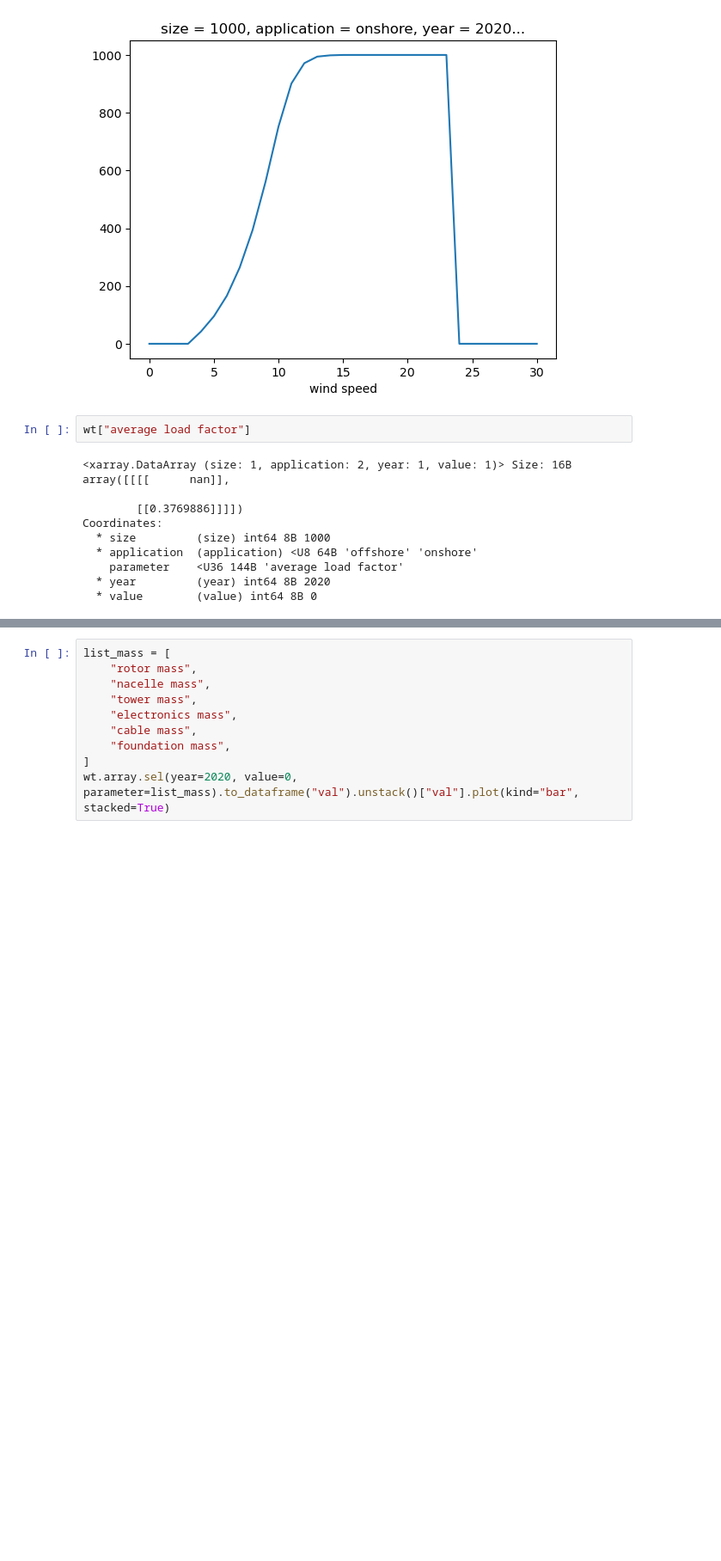
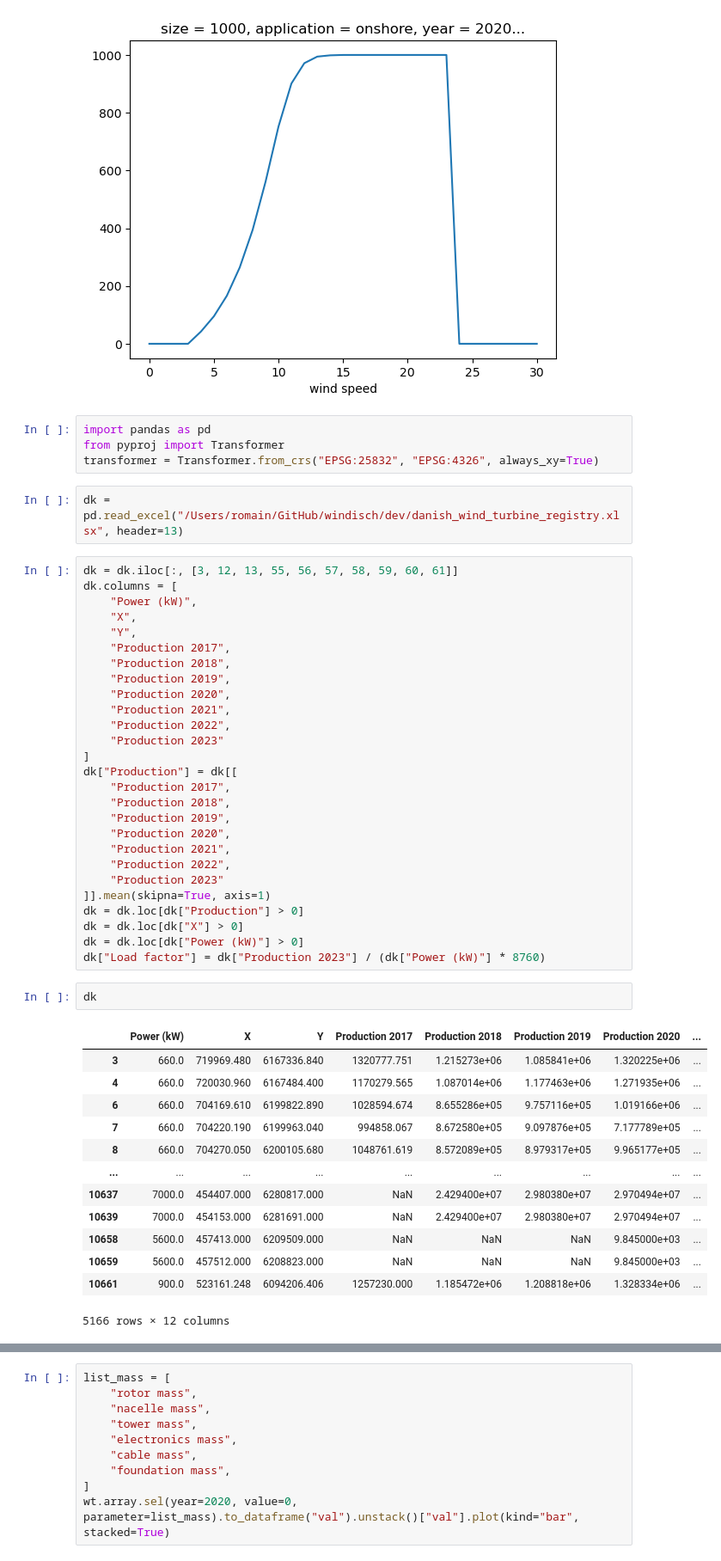
Before and after one commit to Laboratory-for-Energy-Systems-Analysis/windisch, a Jupyter notebook: examples/Examples.ipynb, the cells around one changed output, grey strips where cells are left out. Shown: that part at 86% size. Cells and saved outputs as stored; diff of their text form; blank space fills up the shorter version.

```diff
--- a/examples/Examples.ipynb
+++ b/examples/Examples.ipynb
@@ -30,16 +38,52 @@ wt.power_curve.sel(application="onshore", year=2020).plot()
 # %% [output]
 [<matplotlib.lines.Line2D at 0x...>]
 [figure]
-# %%
-wt["average load factor"]
-# %% [output]
-<xarray.DataArray (size: 1, application: 2, year: 1, value: 1)> Size: 16B
-array([[[[      nan]],
-
-        [[0.3769886]]]])
-Coordinates:
-  * size         (size) int64 8B 1000
-  * application  (application) <U8 64B 'offshore' 'onshore'
-    parameter    <U36 144B 'average load factor'
-  * year         (year) int64 8B 2020
-  * value        (value) int64 8B 0
+# %%
+import pandas as pd
+from pyproj import Transformer
+transformer = Transformer.from_crs("EPSG:25832", "EPSG:4326", always_xy=True)
+# %%
+dk = pd.read_excel("/Users/romain/GitHub/windisch/dev/danish_wind_turbine_registry.xlsx", header=13)
+# %%
+dk = dk.iloc[:, [3, 12, 13, 55, 56, 57, 58, 59, 60, 61]]
+dk.columns = [
+    "Power (kW)",
+    "X",
+    "Y",
+    "Production 2017",
+    "Production 2018",
+    "Production 2019",
+    "Production 2020",
+    "Production 2021",
+    "Production 2022",
+    "Production 2023"
+]
+dk["Production"] = dk[[
+    "Production 2017",
+    "Production 2018",
+    "Production 2019",
+    "Production 2020",
+    "Production 2021",
+    "Production 2022",
+    "Production 2023"
+]].mean(skipna=True, axis=1)
+dk = dk.loc[dk["Production"] > 0]
+dk = dk.loc[dk["X"] > 0]
+dk = dk.loc[dk["Power (kW)"] > 0]
+dk["Load factor"] = dk["Production 2023"] / (dk["Power (kW)"] * 8760)
+# %%
+dk
+# %% [output]
+|  | Power (kW) | X | Y | Production 2017 | Production 2018 | Production 2019 | Production 2020 | ... |
+| 3 | 660.0 | 719969.480 | 6167336.840 | 1320777.751 | 1.215273e+06 | 1.085841e+06 | 1.320225e+06 | ... |
+| 4 | 660.0 | 720030.960 | 6167484.400 | 1170279.565 | 1.087014e+06 | 1.177463e+06 | 1.271935e+06 | ... |
+| 6 | 660.0 | 704169.610 | 6199822.890 | 1028594.674 | 8.655286e+05 | 9.757116e+05 | 1.019166e+06 | ... |
+| 7 | 660.0 | 704220.190 | 6199963.040 | 994858.067 | 8.672580e+05 | 9.097876e+05 | 7.177789e+05 | ... |
+| 8 | 660.0 | 704270.050 | 6200105.680 | 1048761.619 | 8.572089e+05 | 8.979317e+05 | 9.965177e+05 | ... |
+| ... | ... | ... | ... | ... | ... | ... | ... | ... |
+| 10637 | 7000.0 | 454407.000 | 6280817.000 | NaN | 2.429400e+07 | 2.980380e+07 | 2.970494e+07 | ... |
+| 10639 | 7000.0 | 454153.000 | 6281691.000 | NaN | 2.429400e+07 | 2.980380e+07 | 2.970494e+07 | ... |
+| 10658 | 5600.0 | 457413.000 | 6209509.000 | NaN | NaN | NaN | 9.845000e+03 | ... |
+| 10659 | 5600.0 | 457512.000 | 6208823.000 | NaN | NaN | NaN | 9.845000e+03 | ... |
+| 10661 | 900.0 | 523161.248 | 6094206.406 | 1257230.000 | 1.185472e+06 | 1.208818e+06 | 1.328334e+06 | ... |
+5166 rows × 12 columns
```
Also changed, not shown: parts of 6 cells of this notebook, 1 other file.
